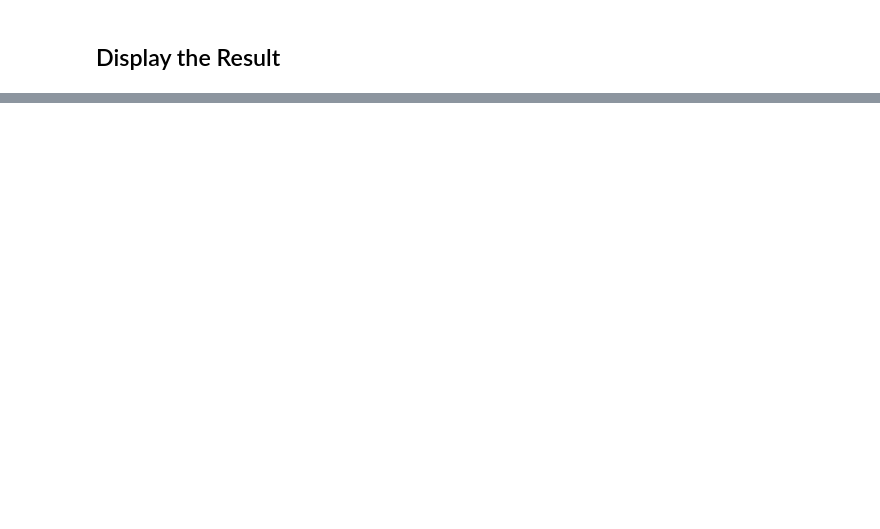
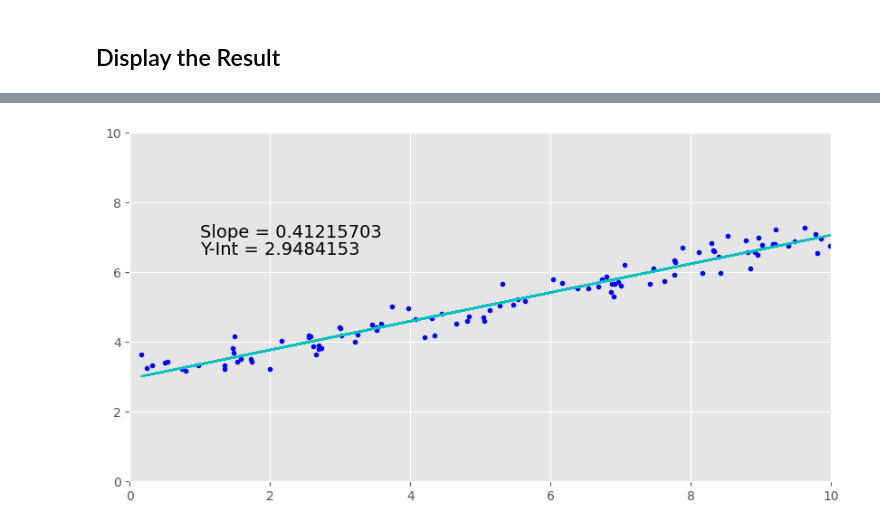
Before and after one commit to woo-kyu/woo-kyu.github.io, a Jupyter notebook: _posts/ML-Experiment/jupyter/fitting-straight-line-using-the-normal-equations.ipynb, the cells around one changed output, grey strips where cells are left out. Cells and saved outputs as stored; diff of their text form; code cells hidden in the pictures; blank space fills up the shorter version.

```diff
--- a/_posts/ML-Experiment/jupyter/fitting-straight-line-using-the-normal-equations.ipynb
+++ b/_posts/ML-Experiment/jupyter/fitting-straight-line-using-the-normal-equations.ipynb
@@ -122,0 +230,10 @@ Text(0, 0.5, 'y')
+# %%
+plt.plot(X, y, 'b.')
+plt.plot(X, pred_y, 'c-')
+plt.text(1, 7.0, 'Slope = ' + str(slope[0].numpy()), fontsize = 14)
+plt.text(1, 6.5, 'Y-Int = ' + str(y_int.numpy()),    fontsize = 14)
+plt.xlim(0, 10)
+plt.ylim(0, 10)
+plt.show()
+# %% [output]
+[figure, added]
```
Also changed, not shown: parts of 23 cells of this notebook, 13 other files.
